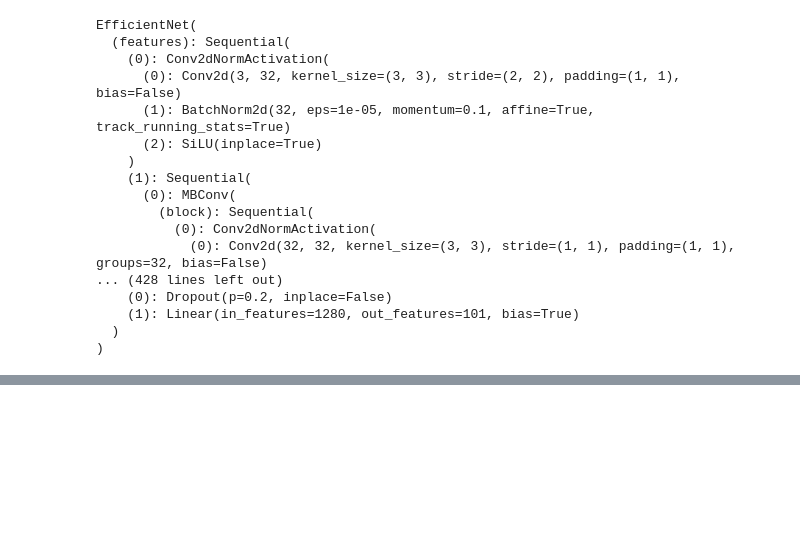
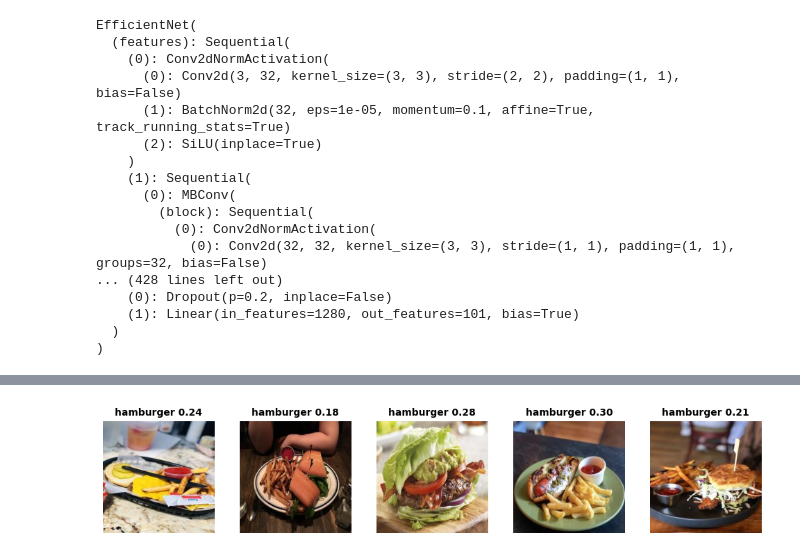
Before and after one commit to angelina-sjw/Math-148-Project, a Jupyter notebook: food-classification/notebooks/food101/food101_pretrained_application.ipynb, the cells around one changed output, grey strips where cells are left out. Drawn from its saved outputs; the diff is of its cells as text; code cells hidden in the pictures; blank space fills up the shorter version.

```diff
--- a/food-classification/notebooks/food101/food101_pretrained_application.ipynb
+++ b/food-classification/notebooks/food101/food101_pretrained_application.ipynb
@@ -129,0 +133,4 @@ KeyboardInterrupt:
+# %%
+display_pseudolabels_based_on_confidence(photos_df_with_food101, min_conf=0, max_conf=0.3, image_dir=photo_dir, food_label='hamburger')
+# %% [output]
+[figure, added]
```
Also changed, not shown: parts of 12 cells of this notebook, 13 other files.
